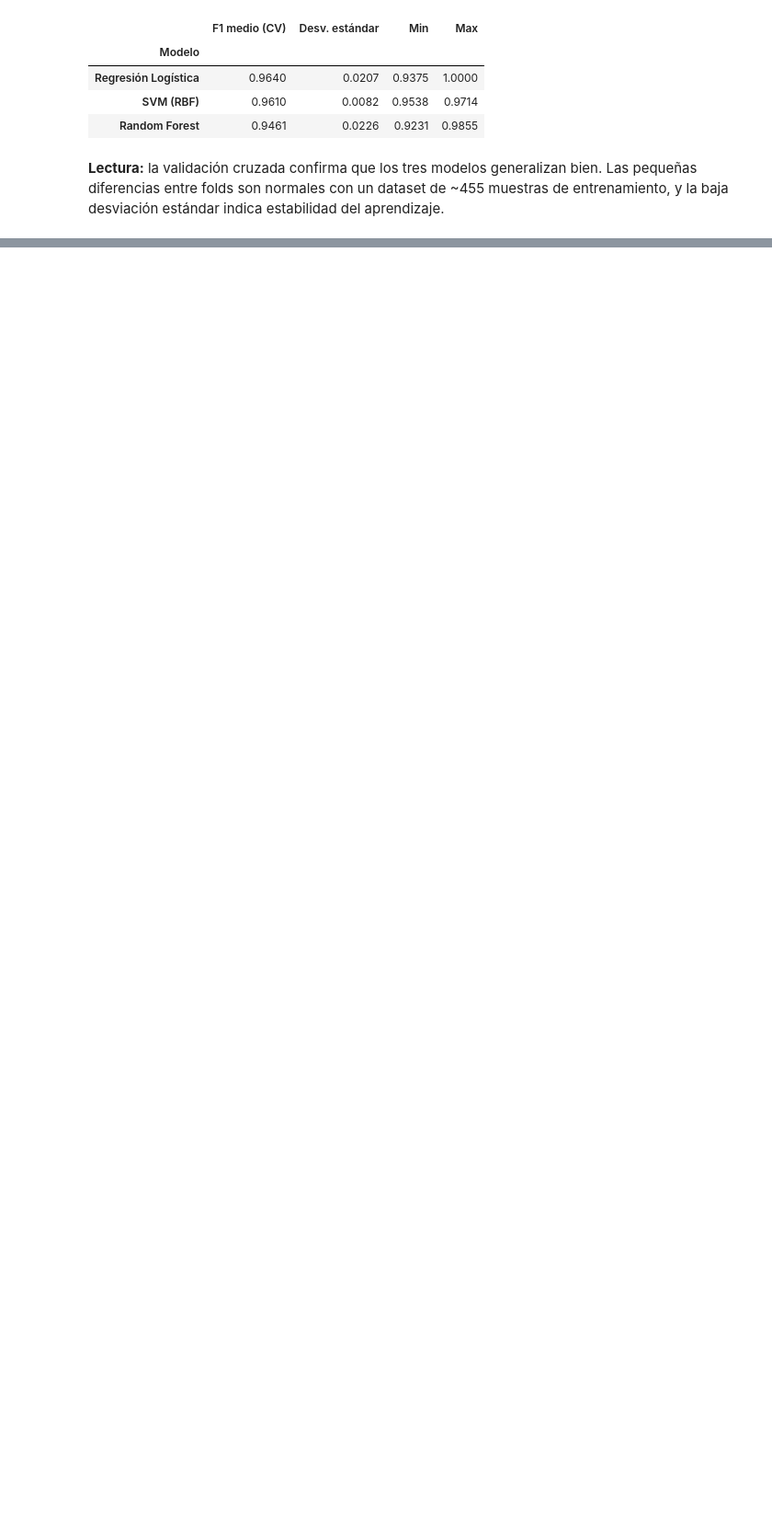
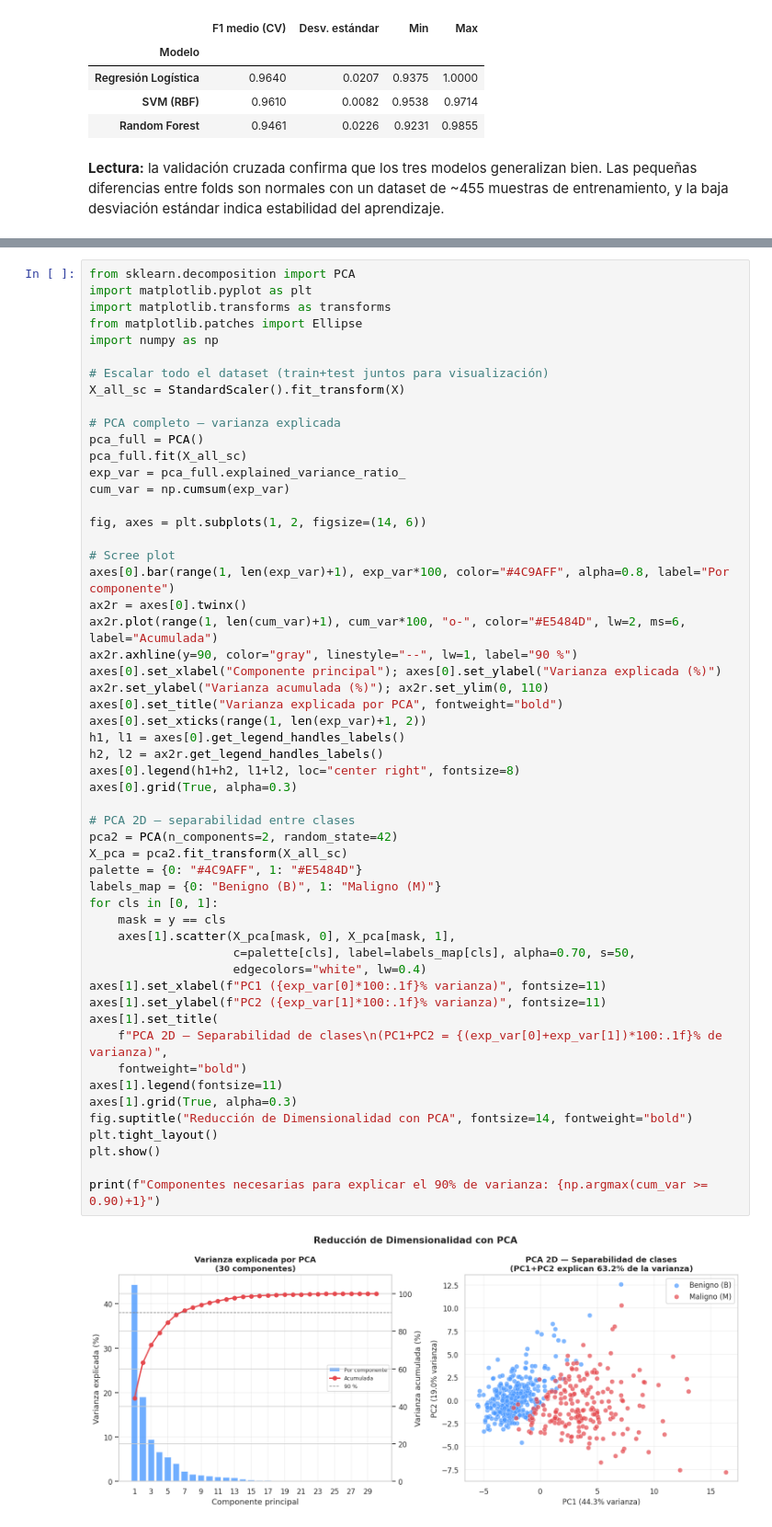
Before and after one commit to EmilianoVS09/Entrega4AnalisisDatos, a Jupyter notebook: Notebooks/Ejercicio_2_Breast_Cancer.ipynb, the cells around one changed output, grey strips where cells are left out. Shown at 92% size. Cells and saved outputs as stored; diff of their text form; blank space fills up the shorter version.

```diff
--- a/Notebooks/Ejercicio_2_Breast_Cancer.ipynb
+++ b/Notebooks/Ejercicio_2_Breast_Cancer.ipynb
@@ -655,0 +734,56 @@ entrenamiento, y la baja desviación estándar indica estabilidad del aprendizaj
+# %%
+from sklearn.decomposition import PCA
+import matplotlib.pyplot as plt
+import matplotlib.transforms as transforms
+from matplotlib.patches import Ellipse
+import numpy as np
+
+# Escalar todo el dataset (train+test juntos para visualización)
+X_all_sc = StandardScaler().fit_transform(X)
+
+# PCA completo — varianza explicada
+pca_full = PCA()
+pca_full.fit(X_all_sc)
+exp_var = pca_full.explained_variance_ratio_
+cum_var = np.cumsum(exp_var)
+
+fig, axes = plt.subplots(1, 2, figsize=(14, 6))
+
+# Scree plot
+axes[0].bar(range(1, len(exp_var)+1), exp_var*100, color="#4C9AFF", alpha=0.8, label="Por componente")
+ax2r = axes[0].twinx()
+ax2r.plot(range(1, len(cum_var)+1), cum_var*100, "o-", color="#E5484D", lw=2, ms=6, label="Acumulada")
+ax2r.axhline(y=90, color="gray", linestyle="--", lw=1, label="90 %")
+axes[0].set_xlabel("Componente principal"); axes[0].set_ylabel("Varianza explicada (%)")
+ax2r.set_ylabel("Varianza acumulada (%)"); ax2r.set_ylim(0, 110)
+axes[0].set_title("Varianza explicada por PCA", fontweight="bold")
+axes[0].set_xticks(range(1, len(exp_var)+1, 2))
+h1, l1 = axes[0].get_legend_handles_labels()
+h2, l2 = ax2r.get_legend_handles_labels()
+axes[0].legend(h1+h2, l1+l2, loc="center right", fontsize=8)
+axes[0].grid(True, alpha=0.3)
+
+# PCA 2D — separabilidad entre clases
+pca2 = PCA(n_components=2, random_state=42)
+X_pca = pca2.fit_transform(X_all_sc)
+palette = {0: "#4C9AFF", 1: "#E5484D"}
+labels_map = {0: "Benigno (B)", 1: "Maligno (M)"}
+for cls in [0, 1]:
+    mask = y == cls
+    axes[1].scatter(X_pca[mask, 0], X_pca[mask, 1],
+                    c=palette[cls], label=labels_map[cls], alpha=0.70, s=50,
+                    edgecolors="white", lw=0.4)
+axes[1].set_xlabel(f"PC1 ({exp_var[0]*100:.1f}% varianza)", fontsize=11)
+axes[1].set_ylabel(f"PC2 ({exp_var[1]*100:.1f}% varianza)", fontsize=11)
+axes[1].set_title(
+    f"PCA 2D — Separabilidad de clases\n(PC1+PC2 = {(exp_var[0]+exp_var[1])*100:.1f}% de varianza)",
+    fontweight="bold")
+axes[1].legend(fontsize=11)
+axes[1].grid(True, alpha=0.3)
+fig.suptitle("Reducción de Dimensionalidad con PCA", fontsize=14, fontweight="bold")
+plt.tight_layout()
+plt.show()
+
+print(f"Componentes necesarias para explicar el 90% de varianza: {np.argmax(cum_var >= 0.90)+1}")
+# %% [output]
+[figure, added]
```
Also changed, not shown: parts of 7 cells of this notebook.
